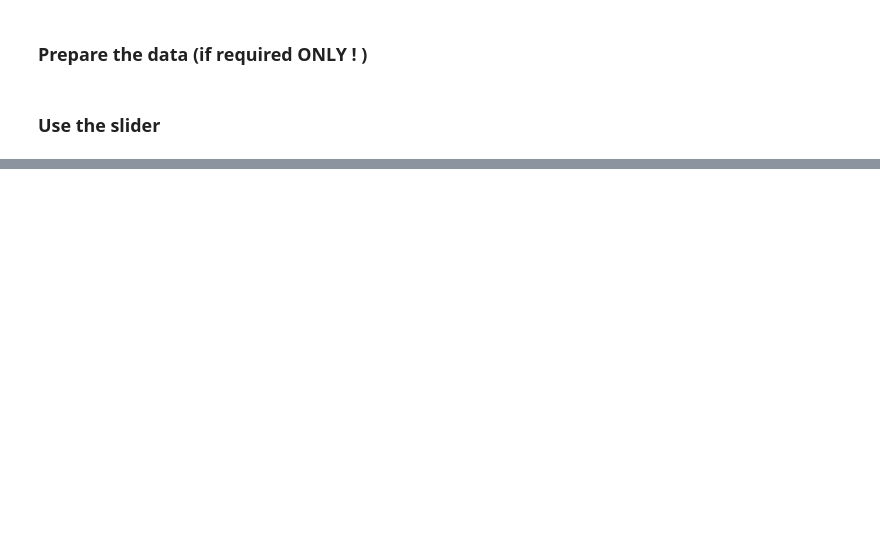
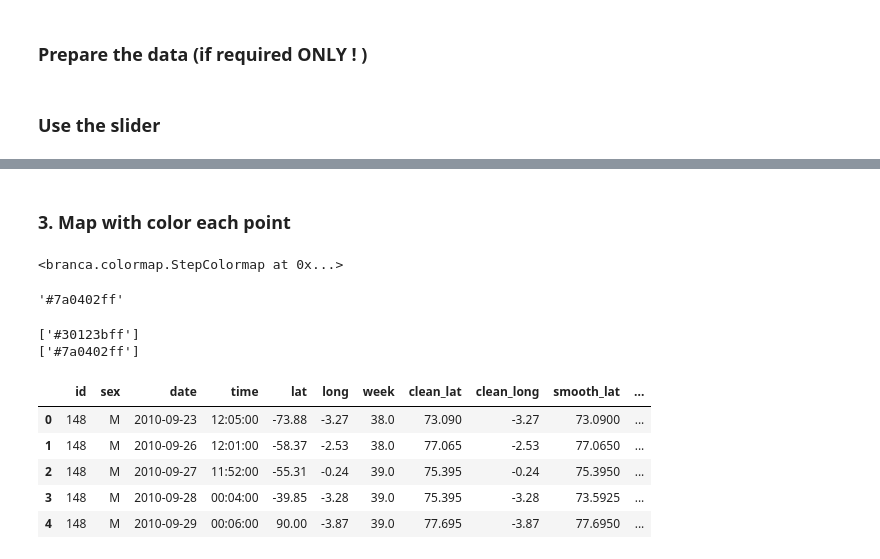
Before and after one commit to cplumejeaud/M2_python, a Jupyter notebook: notebooks/08_mapping_with_time.ipynb, the cells around one changed output, grey strips where cells are left out. Drawn from its saved outputs; the diff is of its cells as text; code cells hidden in the pictures; blank space fills up the shorter version.

```diff
--- a/notebooks/08_mapping_with_time.ipynb
+++ b/notebooks/08_mapping_with_time.ipynb
@@ -224,0 +362,19 @@ m.save('ocarto_commune_petranger_animation_1926-2018.html') #10s
+# %% [markdown]
+### 3. Map with color each point
+# %%
+import bokeh.palettes as bp
+paletteC=bp.turbo(len(gps.id.unique()))
+#print(paletteC)
+#print(gps.id.unique().min())
+#print(gps.id.unique().max())
+#print(gps.id.unique())
+colormap = branca.colormap.StepColormap(
+    vmin=gps.id.unique().min(),
+    vmax=gps.id.unique().max(),
+    colors=paletteC,
+    index=gps.id.unique().sort(),
+    caption="identifiant des oiseaux"
+)
+colormap
+# %% [output]
+<branca.colormap.StepColormap at 0x...>
@@ -224,0 +385,25 @@ m.save('ocarto_commune_petranger_animation_1926-2018.html') #10s
+# %%
+#Test colormap
+colormap(149)#30123bf
+colormap(3639)#3f98feff
+colormap(17589)#7a0402ff
+# %% [output]
+'#7a0402ff'
+# %%
+#gps['id'].sort_values()
+print(gps.query('id == 148').color.unique())
+print(gps.query('id == 17589').color.unique())
+# %% [output]
+['#30123bff']
+['#7a0402ff']
+# %%
+#gps.reset_index(inplace=True)
+
+gps.head()
+# %% [output]
+|  | id | sex | date | time | lat | long | week | clean_lat | clean_long | smooth_lat | ... |
+| 0 | 148 | M | 2010-09-23 | 12:05:00 | -73.88 | -3.27 | 38.0 | 73.090 | -3.27 | 73.0900 | ... |
+| 1 | 148 | M | 2010-09-26 | 12:01:00 | -58.37 | -2.53 | 38.0 | 77.065 | -2.53 | 77.0650 | ... |
+| 2 | 148 | M | 2010-09-27 | 11:52:00 | -55.31 | -0.24 | 39.0 | 75.395 | -0.24 | 75.3950 | ... |
+| 3 | 148 | M | 2010-09-28 | 00:04:00 | -39.85 | -3.28 | 39.0 | 75.395 | -3.28 | 73.5925 | ... |
+| 4 | 148 | M | 2010-09-29 | 00:06:00 | 90.00 | -3.87 | 39.0 | 77.695 | -3.87 | 77.6950 | ... |
```
Also changed, not shown: parts of 41 cells of this notebook.
